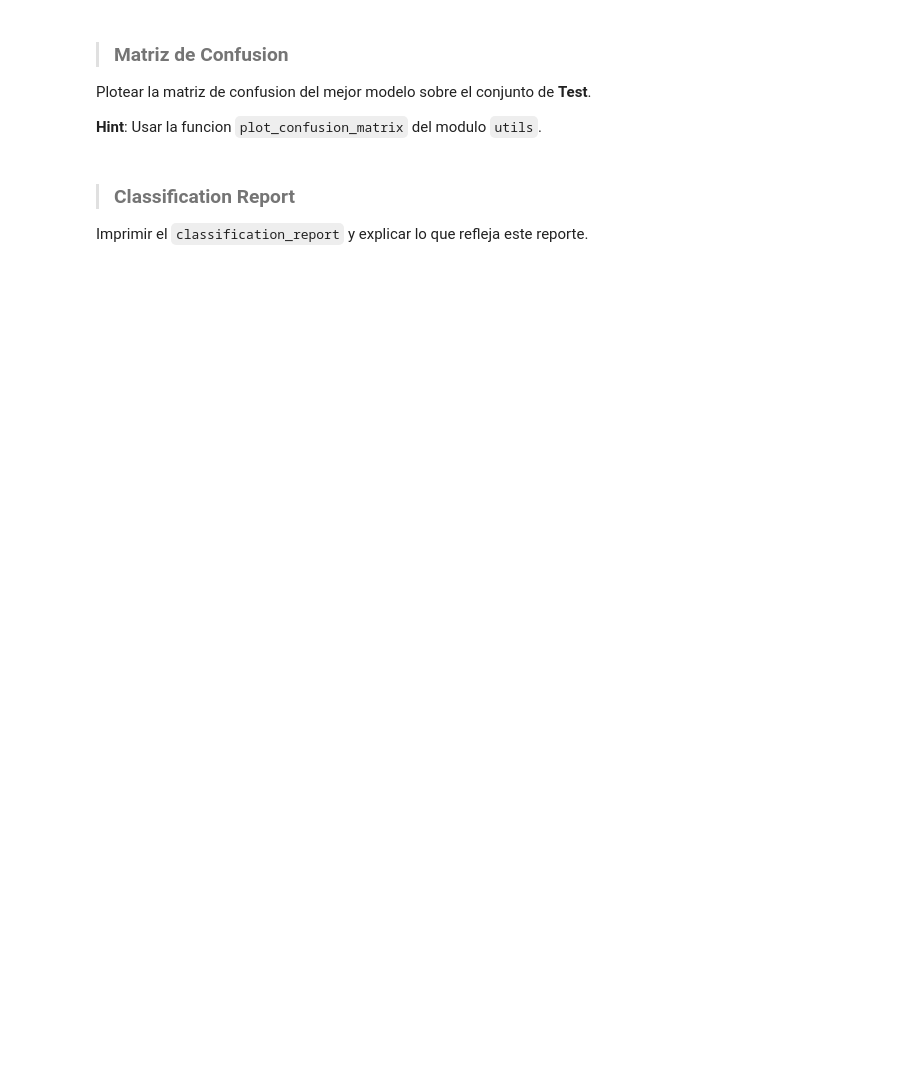
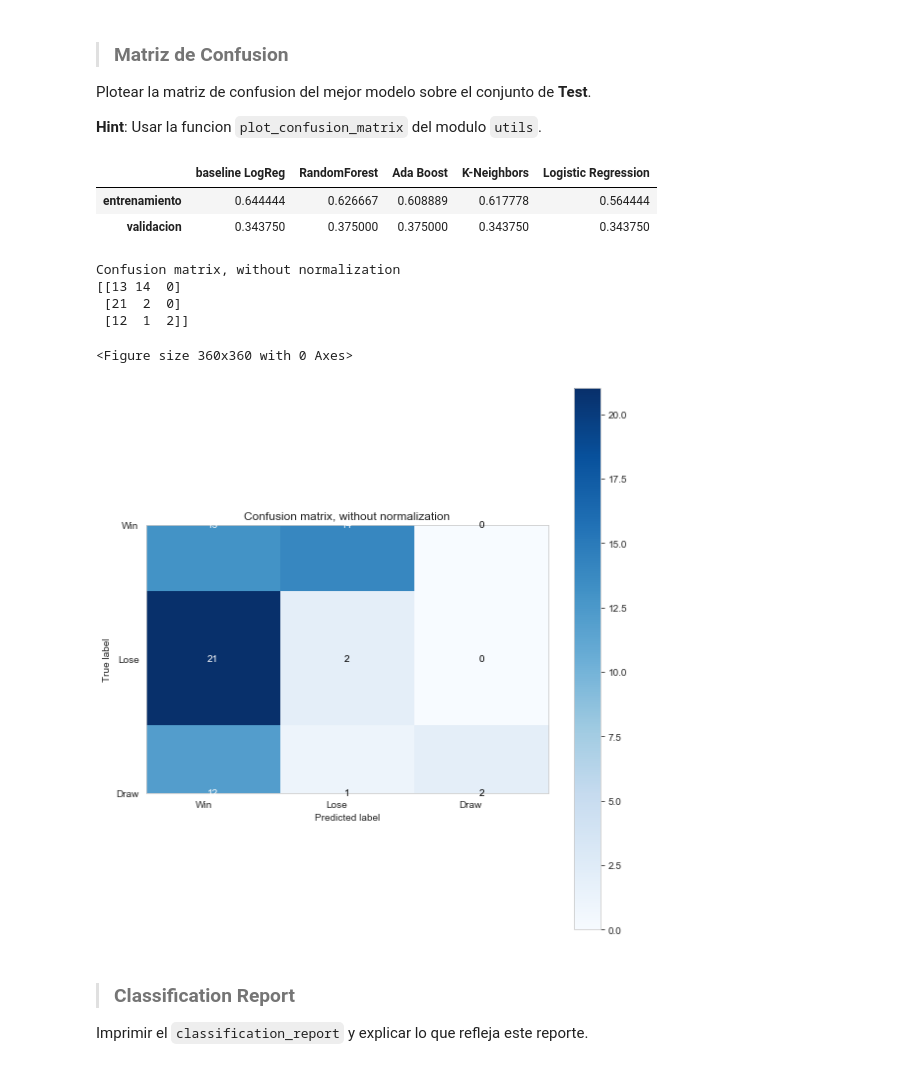
Before and after one commit to maximozoppini/mentoria_tp5_aprendizajeSupervisado, a Jupyter notebook: Practico_AS.ipynb, the cells around one changed output. Drawn from its saved outputs; the diff is of its cells as text; code cells hidden in the pictures; blank space fills up the shorter version.

```diff
--- a/Practico_AS.ipynb
+++ b/Practico_AS.ipynb
@@ -413,3 +495,20 @@ Plotear la matriz de confusion del mejor modelo sobre el conjunto de **Test**.
+# %%
+pd.DataFrame(test_score_dict)
+# %% [output]
+|  | baseline LogReg | RandomForest | Ada Boost | K-Neighbors | Logistic Regression |
+| entrenamiento | 0.644444 | 0.626667 | 0.608889 | 0.617778 | 0.564444 |
+| validacion | 0.343750 | 0.375000 | 0.375000 | 0.343750 | 0.343750 |
+# %%
+plt.figure(figsize=(5, 5))
+plot_confusion_matrix(y_evaluacion,grid_RandomForest.predict(pca_x_eval),my_order)
+plt.show()
+# %% [output]
+Confusion matrix, without normalization
+[[13 14  0]
+ [21  2  0]
+ [12  1  2]]
+<Figure size 360x360 with 0 Axes>
+[figure, added]
 # %% [markdown]
 > ### Classification Report
 
```
Also changed, not shown: parts of 11 cells of this notebook.
